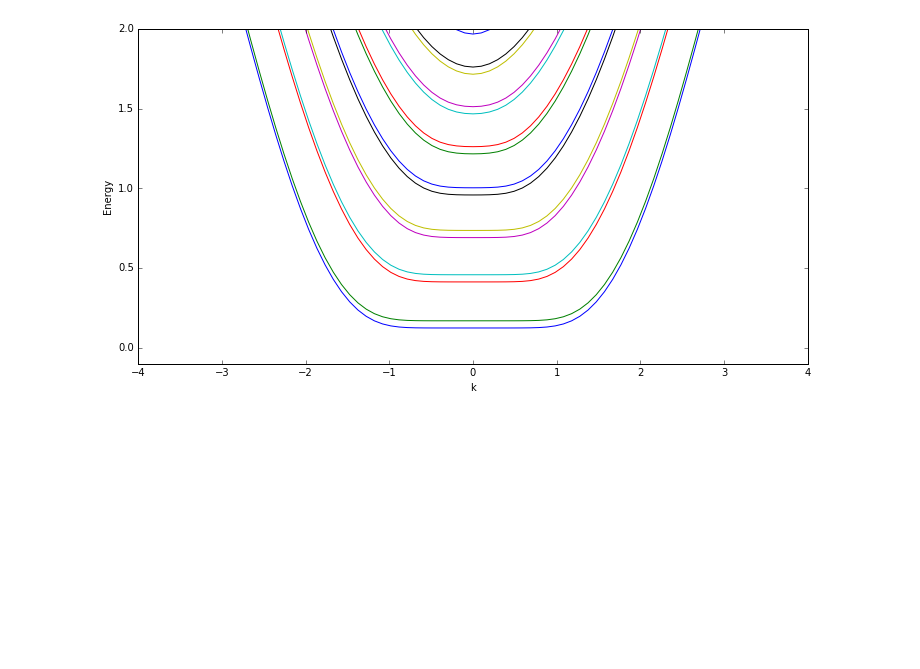
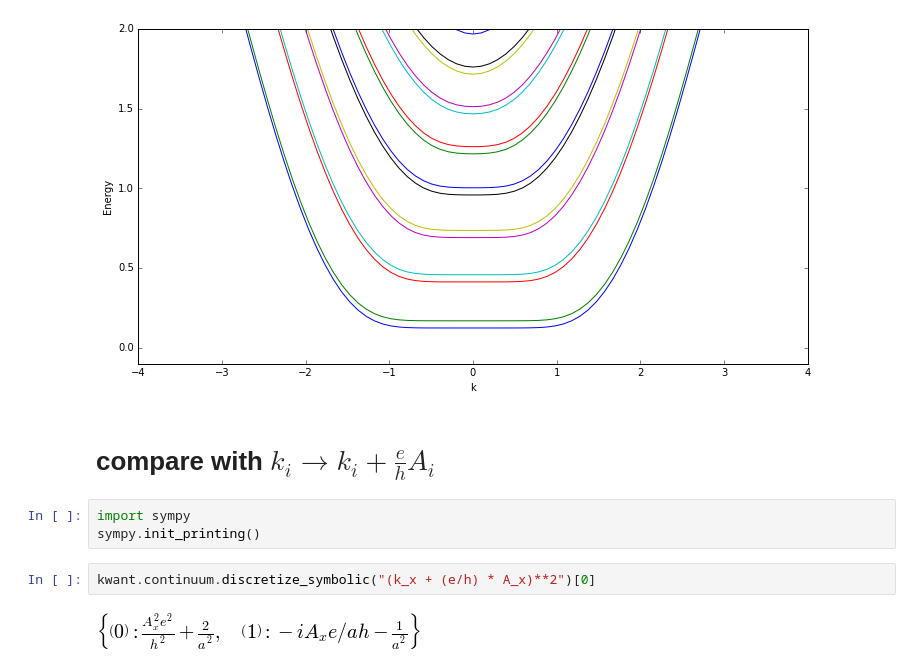
Before and after one commit to quantum-tinkerer/semicon, a Jupyter notebook: notebooks/wip - peierls.ipynb, the cells around one changed output. Cells and saved outputs as stored; diff of their text form; blank space fills up the shorter version.

```diff
--- a/notebooks/wip - peierls.ipynb
+++ b/notebooks/wip - peierls.ipynb
@@ -42,3 +42,12 @@ kwant.plotter.bands(syst, params=p, show=False, fig_size=(12, 6));
 plt.ylim(-.1, 2);
 # %% [output]
 [figure]
+# %% [markdown]
+# compare with $ k_i \rightarrow k_i + \frac{e}{h} A_i $
+# %%
+import sympy
+sympy.init_printing()
+# %%
+kwant.continuum.discretize_symbolic("(k_x + (e/h) * A_x)**2")[0]
+# %% [output]
+[figure, added]
```
Also changed, not shown: parts of 1 cell of this notebook.
